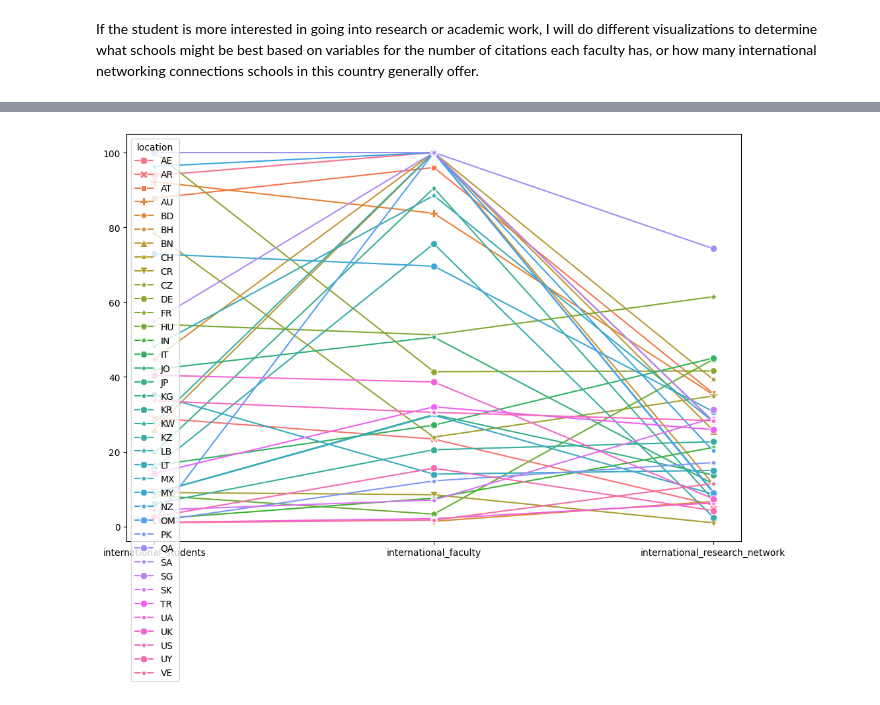
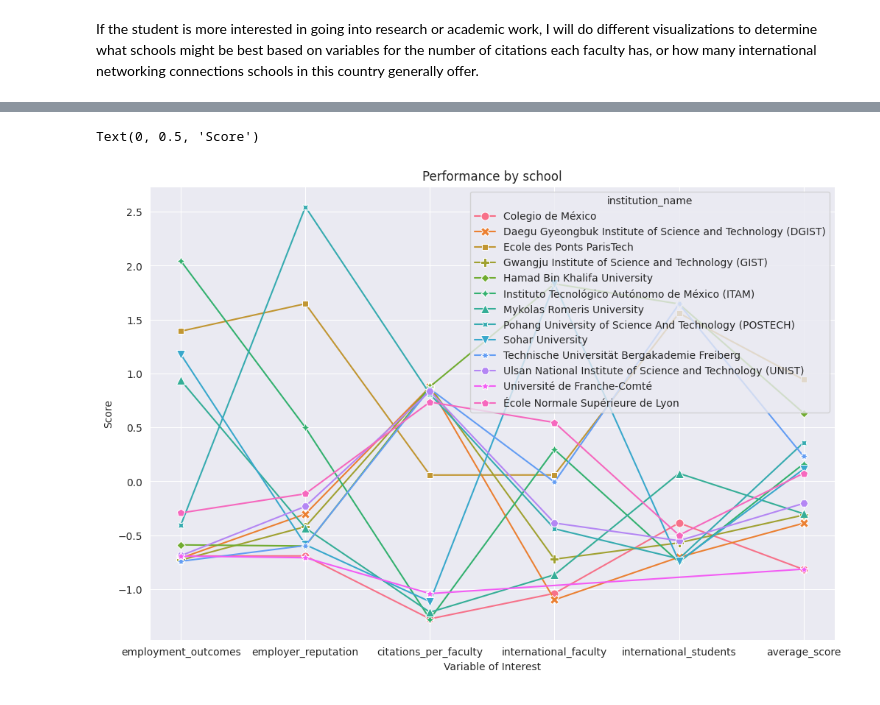
Before and after one commit to thezachdrake/UMD-INST760-Summer2024, a Jupyter notebook: notebooks/McNair-Notebook.ipynb, the cells around one changed output, grey strips where cells are left out. Drawn from its saved outputs; the diff is of its cells as text; code cells hidden in the pictures.

```diff
--- a/notebooks/McNair-Notebook.ipynb
+++ b/notebooks/McNair-Notebook.ipynb
@@ -200,9 +185,18 @@ We can look at how size affects the variables of choice for this student with a
 average_data = df.groupby('size')[['faculty_student', 'citations_per_faculty', 'international_faculty', 'international_students', 'international_research_network']].mean()
 #normalized_data = (average_data - average_data.mean()) / average_data.std()
 
+#set style
+sns.set_style("darkgrid")
+
+#create parallel plot
 plt.figure(figsize=(12,8))
 parallel_plot = sns.lineplot(data=average_data.transpose(),
                              dashes=False,
                              markers=True,
                              markersize=8)
+
+#title
+plt.title("Research and Internationality scores by School Size")
+plt.xlabel("Variable of Interest")
+plt.ylabel("Score")
 # %% [output]
@@ -373,0 +355,4 @@ sns.lmplot(data=small_colleges_df,
+# %%
+top_countries_Em_Re = ['QA','FR','DE','KR','OM','LT','MX']
+top_countries = small_colleges_df[df['location'].isin(top_countries_Em_Re)]
+top_countries
@@ -374,11 +374,22 @@ sns.lmplot(data=small_colleges_df,
 # %%
-average_data = small_colleges_df_intl.groupby('location')[['international_students', 'international_faculty', 'international_research_network']].mean()
-#normalized_data = (average_data - average_data.mean()) / average_data.std()
+average_data = top_countries.groupby('institution_name')[['employment_outcomes', 'employer_reputation', 'citations_per_faculty', 'international_faculty', 'international_students']].mean()
+normalized_data = (average_data - average_data.mean()) / average_data.std()
+normalized_data['average_score'] = normalized_data.mean(axis=1)
 
+#set style
+sns.set_style("darkgrid")
+
+#create parallel plot
 plt.figure(figsize=(12,8))
-parallel_plot = sns.lineplot(data=average_data.transpose(),
+parallel_plot = sns.lineplot(data=normalized_data.transpose(),
                              dashes=False,
                              markers=True,
                              markersize=8)
+
+#title
+plt.title("Performance by school")
+plt.xlabel("Variable of Interest")
+plt.ylabel("Score")
 # %% [output]
+Text(0, 0.5, 'Score')
-[figure, old version]
+[figure, new version]
```
Also changed, not shown: parts of 31 cells of this notebook.
